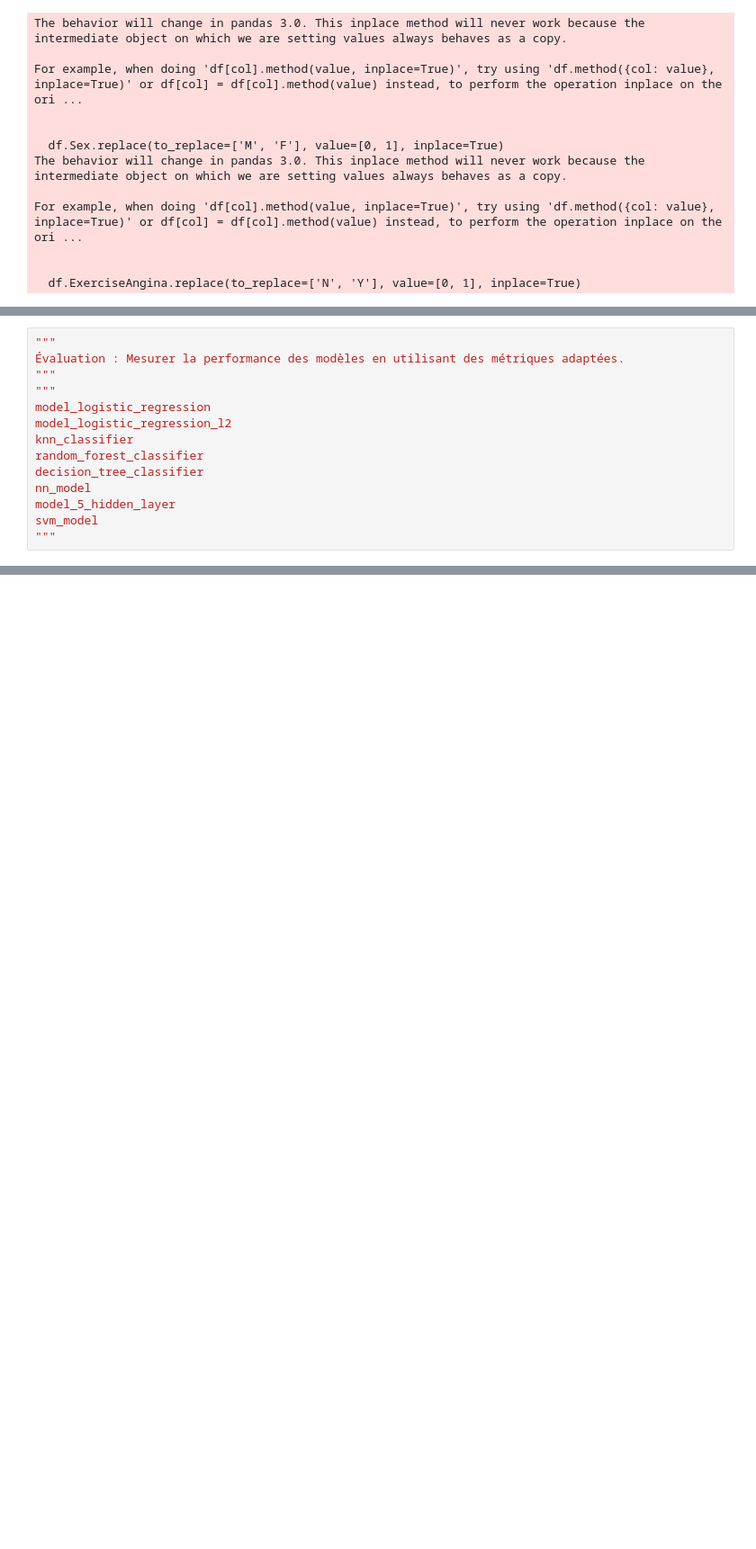
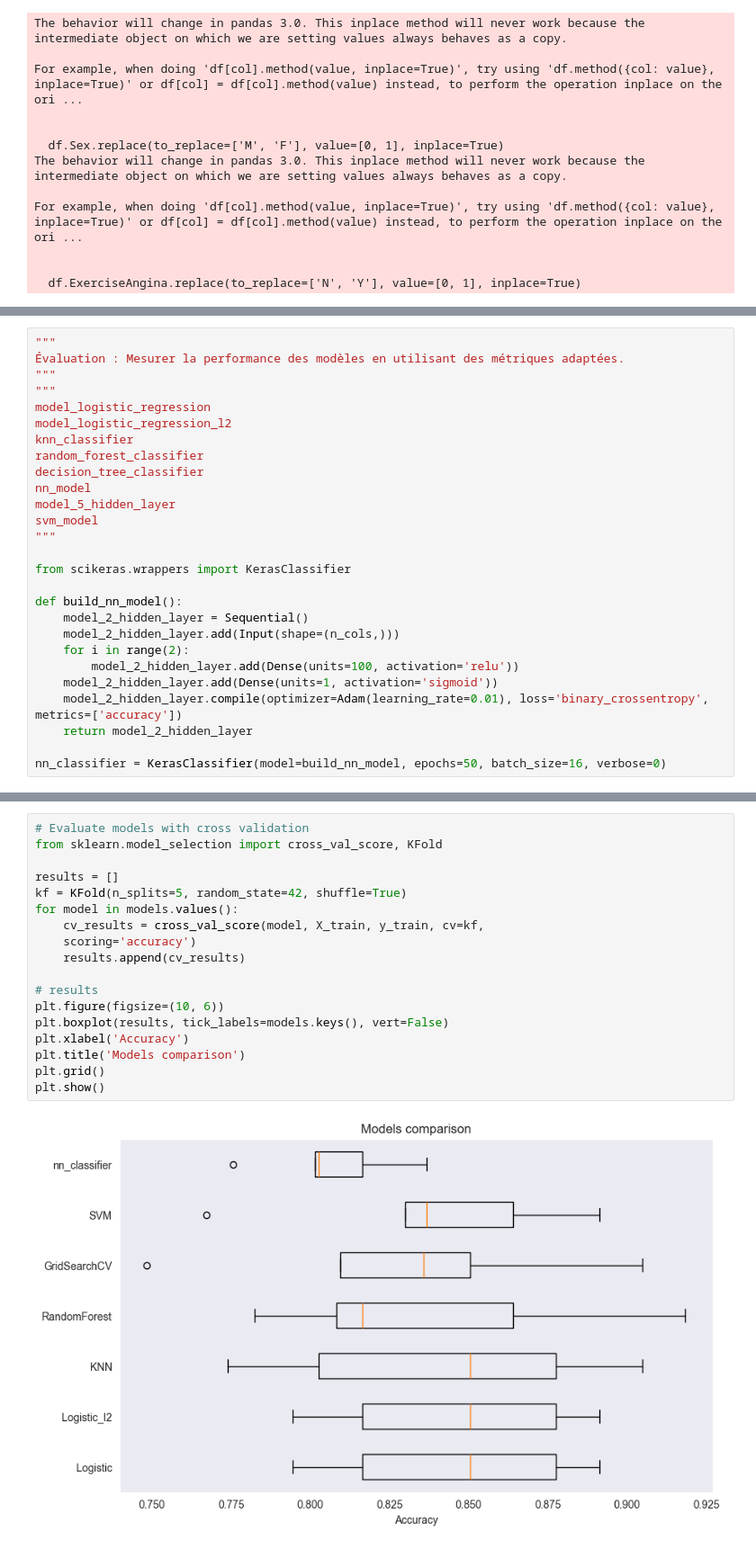
Before and after one commit to gatiengnv/heart_disease_detection, a Jupyter notebook: main.ipynb, the cells around one changed output, grey strips where cells are left out. Shown at 90% size. Drawn from its saved outputs; the diff is of its cells as text; blank space fills up the shorter version.

```diff
--- a/main.ipynb
+++ b/main.ipynb
@@ -598,3 +641,16 @@ nn_model
 model_5_hidden_layer
 svm_model
 """
+
+from scikeras.wrappers import KerasClassifier
+
+def build_nn_model():
+    model_2_hidden_layer = Sequential()
+    model_2_hidden_layer.add(Input(shape=(n_cols,)))
+    for i in range(2):
+        model_2_hidden_layer.add(Dense(units=100, activation='relu'))
+    model_2_hidden_layer.add(Dense(units=1, activation='sigmoid'))
+    model_2_hidden_layer.compile(optimizer=Adam(learning_rate=0.01), loss='binary_crossentropy', metrics=['accuracy'])
+    return model_2_hidden_layer
+
+nn_classifier = KerasClassifier(model=build_nn_model, epochs=50, batch_size=16, verbose=0)
@@ -602,0 +691,20 @@ ValueError: The estimator Sequential should be a classifier.
+# %%
+# Evaluate models with cross validation
+from sklearn.model_selection import cross_val_score, KFold
+
+results = []
+kf = KFold(n_splits=5, random_state=42, shuffle=True)
+for model in models.values():
+    cv_results = cross_val_score(model, X_train, y_train, cv=kf,
+    scoring='accuracy')
+    results.append(cv_results)
+
+# results
+plt.figure(figsize=(10, 6))
+plt.boxplot(results, tick_labels=models.keys(), vert=False)
+plt.xlabel('Accuracy')
+plt.title('Models comparison')
+plt.grid()
+plt.show()
+# %% [output]
+[figure, added]
```
Also changed, not shown: parts of 17 cells of this notebook.
